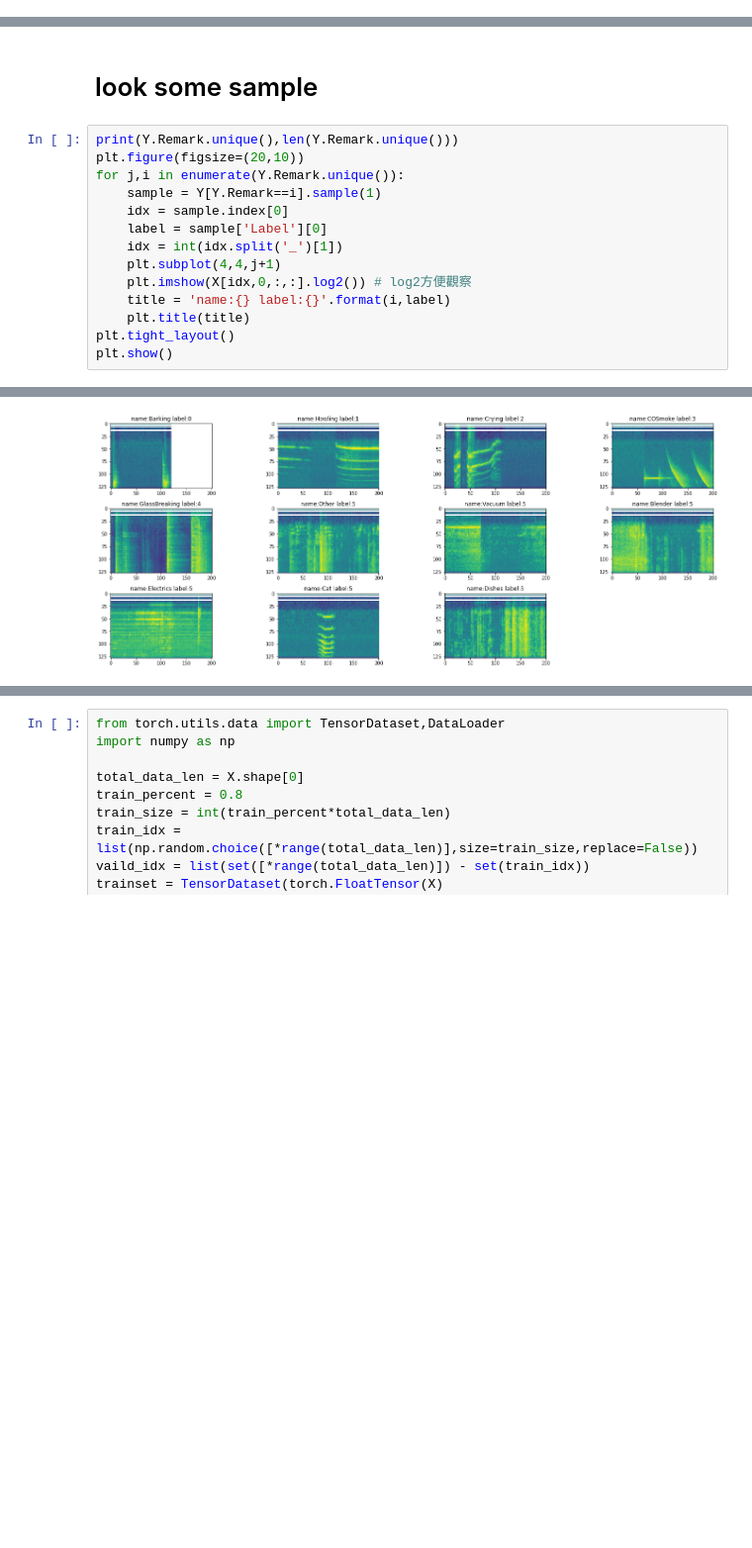
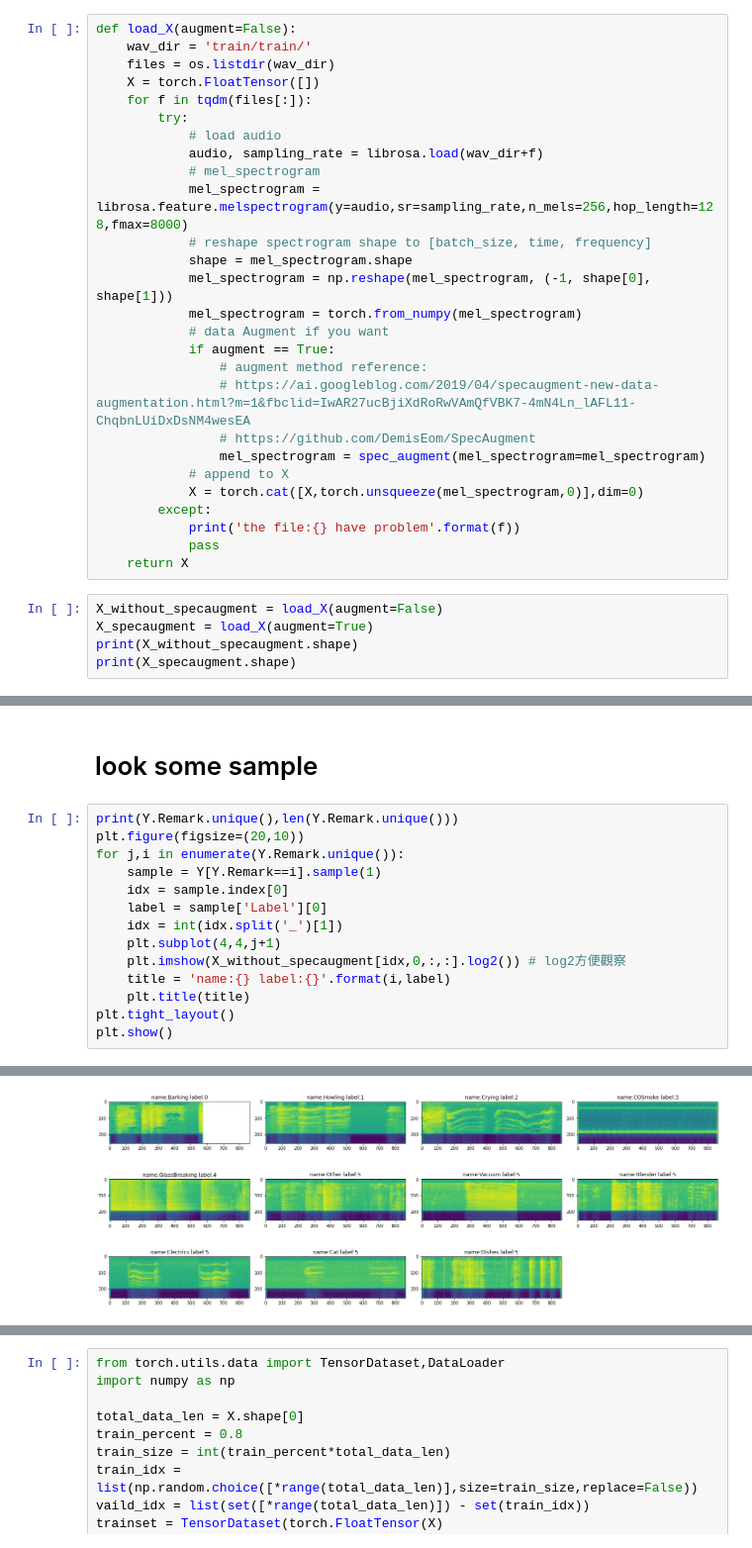
Before and after one commit to skywalker0803r/Tomofun-Dog-Voice-Recognition-AI-Million-Challenge, a Jupyter notebook: preprocessing.ipynb, the cells around one changed output, grey strips where cells are left out. Shown at 99% size. Drawn from its saved outputs; the diff is of its cells as text; blank space fills up the shorter version.

Commit message:
加入spec_augment以及ResNet50

```diff
--- a/preprocessing.ipynb
+++ b/preprocessing.ipynb
@@ -33,0 +16,32 @@ torch.Size([1199, 1, 128, 201])
+# %%
+def load_X(augment=False):
+    wav_dir = 'train/train/'
+    files = os.listdir(wav_dir)
+    X = torch.FloatTensor([])
+    for f in tqdm(files[:]):
+        try:
+            # load audio
+            audio, sampling_rate = librosa.load(wav_dir+f)
+            # mel_spectrogram
+            mel_spectrogram = librosa.feature.melspectrogram(y=audio,sr=sampling_rate,n_mels=256,hop_length=128,fmax=8000)
+            # reshape spectrogram shape to [batch_size, time, frequency]
+            shape = mel_spectrogram.shape
+            mel_spectrogram = np.reshape(mel_spectrogram, (-1, shape[0], shape[1]))
+            mel_spectrogram = torch.from_numpy(mel_spectrogram)
+            # data Augment if you want
+            if augment == True:
+                # augment method reference:
+                # https://ai.googleblog.com/2019/04/specaugment-new-data-augmentation.html?m=1&fbclid=IwAR27ucBjiXdRoRwVAmQfVBK7-4mN4Ln_lAFL11-ChqbnLUiDxDsNM4wesEA
+                # https://github.com/DemisEom/SpecAugment
+                mel_spectrogram = spec_augment(mel_spectrogram=mel_spectrogram)
+            # append to X
+            X = torch.cat([X,torch.unsqueeze(mel_spectrogram,0)],dim=0)
+        except:
+            print('the file:{} have problem'.format(f))
+            pass
+    return X
+# %%
+X_without_specaugment = load_X(augment=False)
+X_specaugment = load_X(augment=True)
+print(X_without_specaugment.shape)
+print(X_specaugment.shape)
@@ -91,7 +122,7 @@ for j,i in enumerate(Y.Remark.unique()):
     label = sample['Label'][0]
     idx = int(idx.split('_')[1])
     plt.subplot(4,4,j+1)
-    plt.imshow(X[idx,0,:,:].log2()) # log2方便觀察
+    plt.imshow(X_without_specaugment[idx,0,:,:].log2()) # log2方便觀察
     title = 'name:{} label:{}'.format(i,label)
     plt.title(title)
 plt.tight_layout()
@@ -102 +148 @@ plt.show()
-[figure, old version]
+[figure, new version]
```
Also changed, not shown: parts of 11 cells of this notebook, 6 other files.
